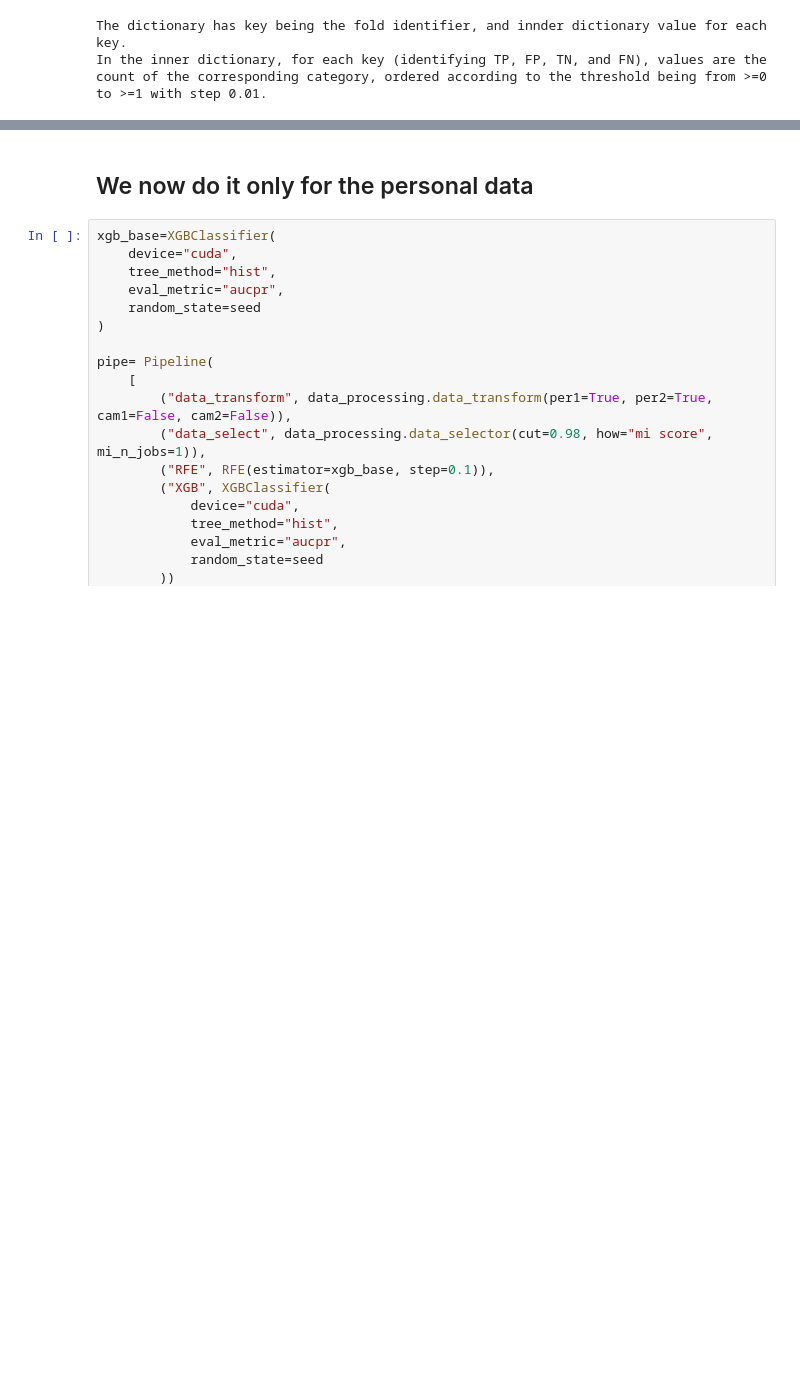
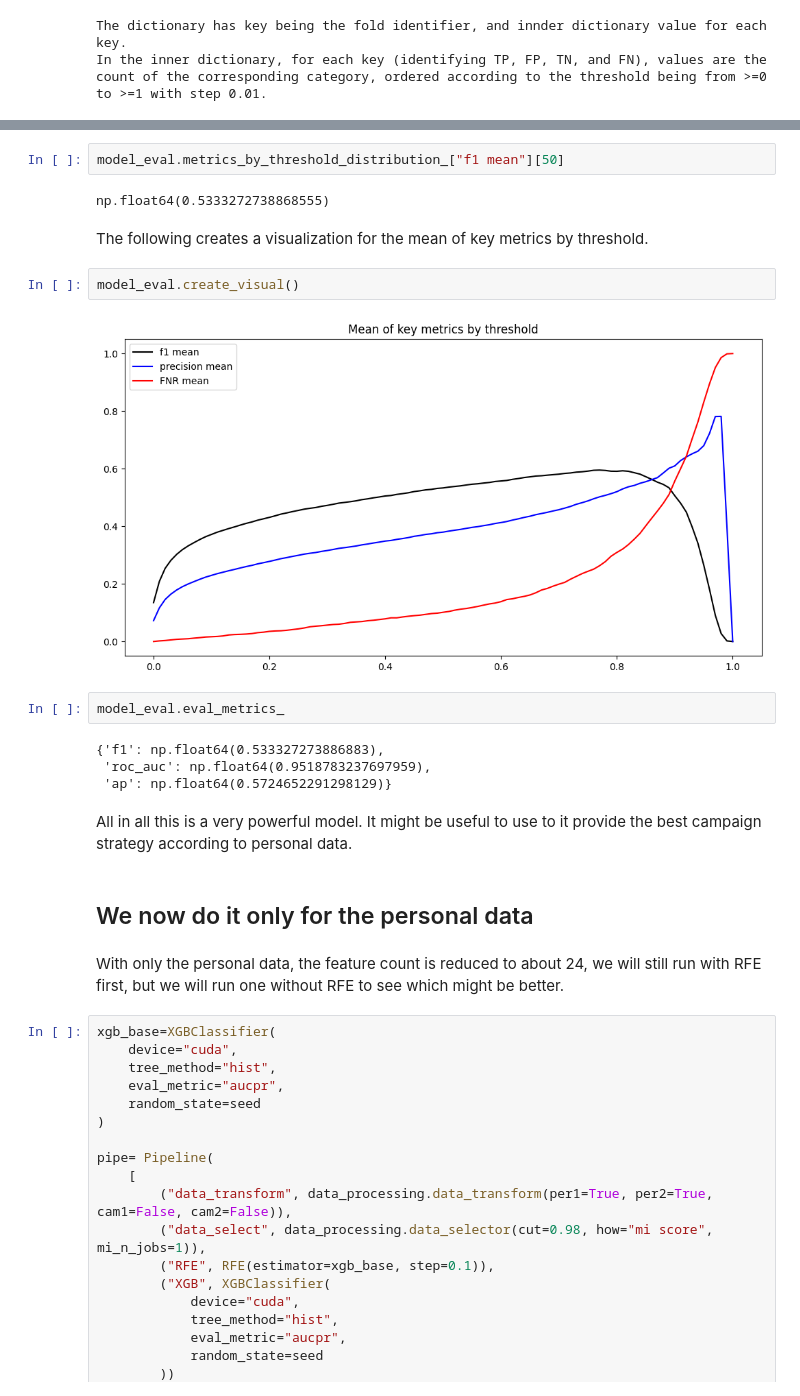
Before and after one commit to YCoeusZ/QclDQp5MOHN2Sk9K, a Jupyter notebook: note_books/xgboost.ipynb, the cells around one changed output, grey strips where cells are left out. Saved outputs shown, nothing was run; the diff lists cells and outputs as text; blank space fills up the shorter version.

```diff
--- a/note_books/xgboost.ipynb
+++ b/note_books/xgboost.ipynb
@@ -188,5 +245,25 @@ In the inner dictionary, for each key (identifying TP, FP, TN, and FN), values a
+# %%
+model_eval.metrics_by_threshold_distribution_["f1 mean"][50]
+# %% [output]
+np.float64(0.5333272738868555)
+# %% [markdown]
+The following creates a visualization for the mean of key metrics by threshold.
+# %%
+model_eval.create_visual()
+# %% [output]
+[figure, added]
+# %%
+model_eval.eval_metrics_
+# %% [output]
+{'f1': np.float64(0.533327273886883),
+ 'roc_auc': np.float64(0.9518783237697959),
+ 'ap': np.float64(0.5724652291298129)}
+# %% [markdown]
+All in all this is a very powerful model. It might be useful to use to it provide the best campaign strategy according to personal data.
 # %% [markdown]
 ## We now do it only for the personal data
+# %% [markdown]
+With only the personal data, the feature count is reduced to about 24, we will still run with RFE first, but we will run one without RFE to see which might be better.
 # %%
 xgb_base=XGBClassifier(
     device="cuda",
```
Also changed, not shown: parts of 22 cells of this notebook, 6 other files.
